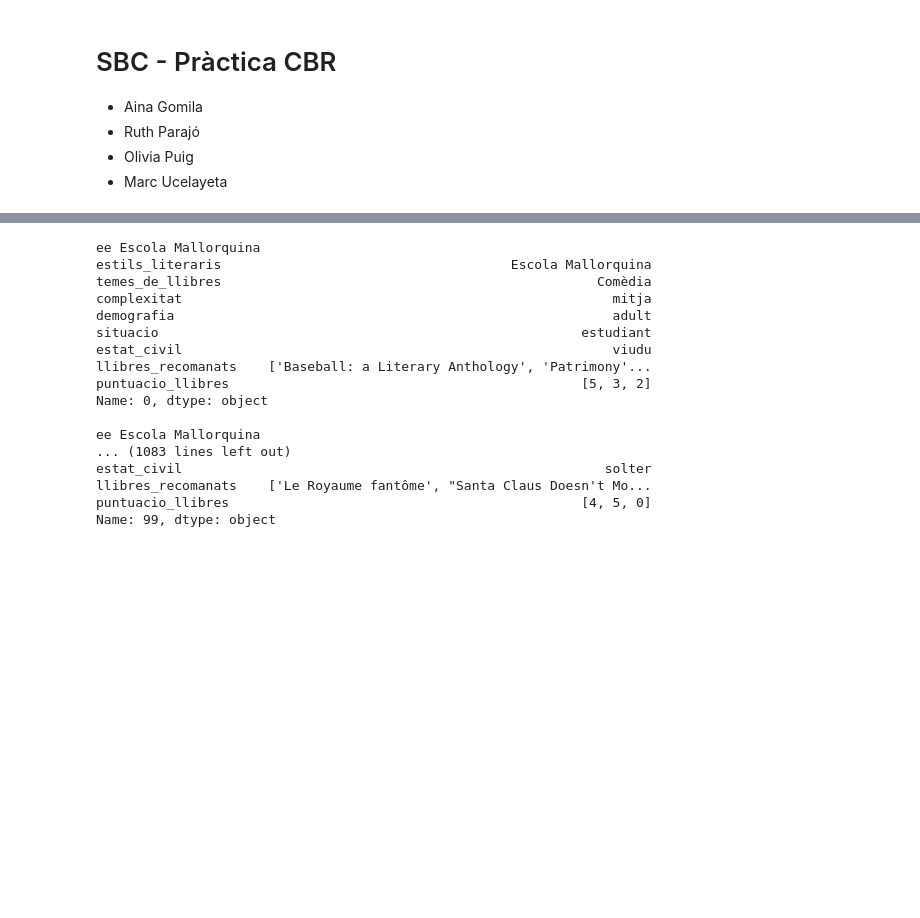
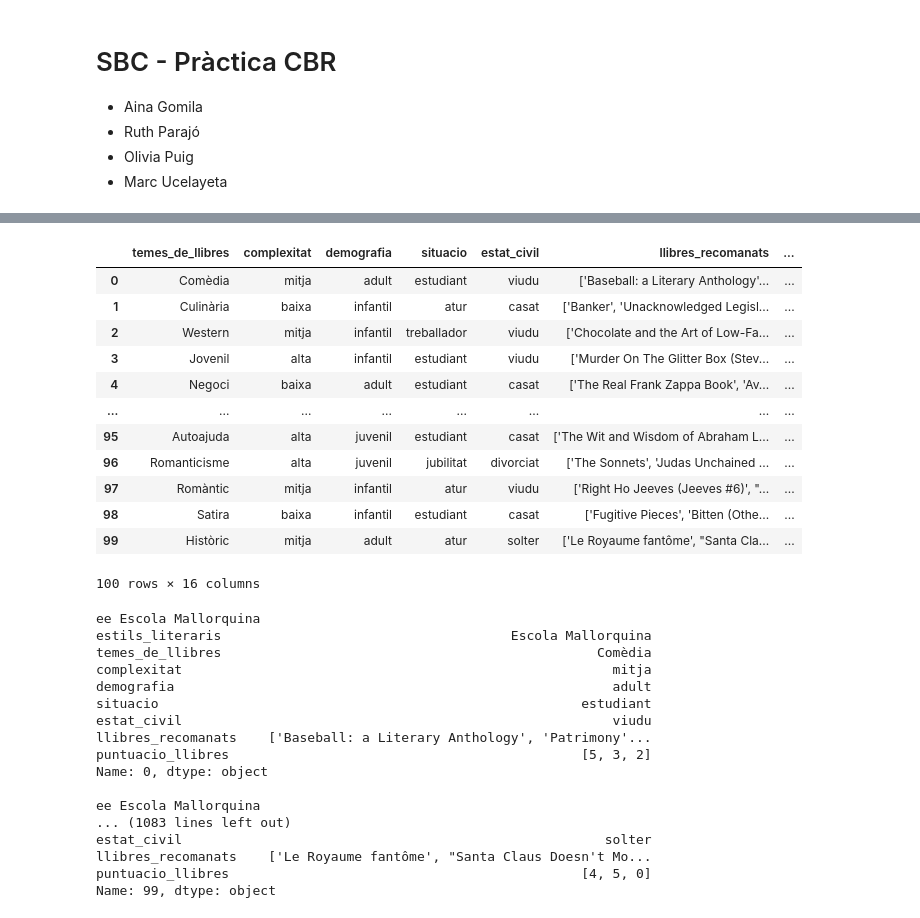
Before and after one commit to oliviapuig/SBC_practica, a Jupyter notebook: prototip1/prototip1.ipynb, the cells around one changed output, grey strips where cells are left out. Cells and saved outputs as stored; diff of their text form; code cells hidden in the pictures; blank space fills up the shorter version.

```diff
--- a/prototip1/prototip1.ipynb
+++ b/prototip1/prototip1.ipynb
@@ -24,3 +40,19 @@ nou_cas ={
+# %%
+pd.get_dummies(casos,columns=['estils_literaris'],drop_first=True)
+# %% [output]
+|  | temes_de_llibres | complexitat | demografia | situacio | estat_civil | llibres_recomanats | ... |
+| 0 | Comèdia | mitja | adult | estudiant | viudu | ['Baseball: a Literary Anthology'... | ... |
+| 1 | Culinària | baixa | infantil | atur | casat | ['Banker', 'Unacknowledged Legisl... | ... |
+| 2 | Western | mitja | infantil | treballador | viudu | ['Chocolate and the Art of Low-Fa... | ... |
+| 3 | Jovenil | alta | infantil | estudiant | viudu | ['Murder On The Glitter Box (Stev... | ... |
+| 4 | Negoci | baixa | adult | estudiant | casat | ['The Real Frank Zappa Book', 'Av... | ... |
+| ... | ... | ... | ... | ... | ... | ... | ... |
+| 95 | Autoajuda | alta | juvenil | estudiant | casat | ['The Wit and Wisdom of Abraham L... | ... |
+| 96 | Romanticisme | alta | juvenil | jubilitat | divorciat | ['The Sonnets', 'Judas Unchained ... | ... |
+| 97 | Romàntic | mitja | infantil | atur | viudu | ['Right Ho Jeeves (Jeeves #6)', "... | ... |
+| 98 | Satira | baixa | infantil | estudiant | casat | ['Fugitive Pieces', 'Bitten (Othe... | ... |
+| 99 | Històric | mitja | adult | atur | solter | ['Le Royaume fantôme', "Santa Cla... | ... |
+100 rows × 16 columns
 # %%
 for index,fila in casos.iterrows():
     print('ee',fila['estils_literaris'])
```
Also changed, not shown: parts of 1 cell of this notebook.
